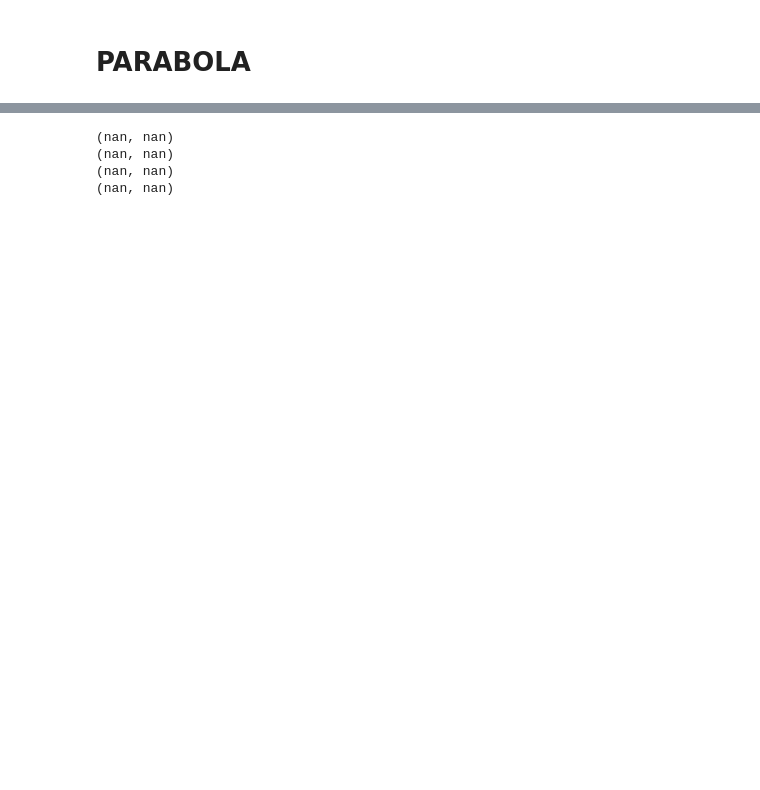
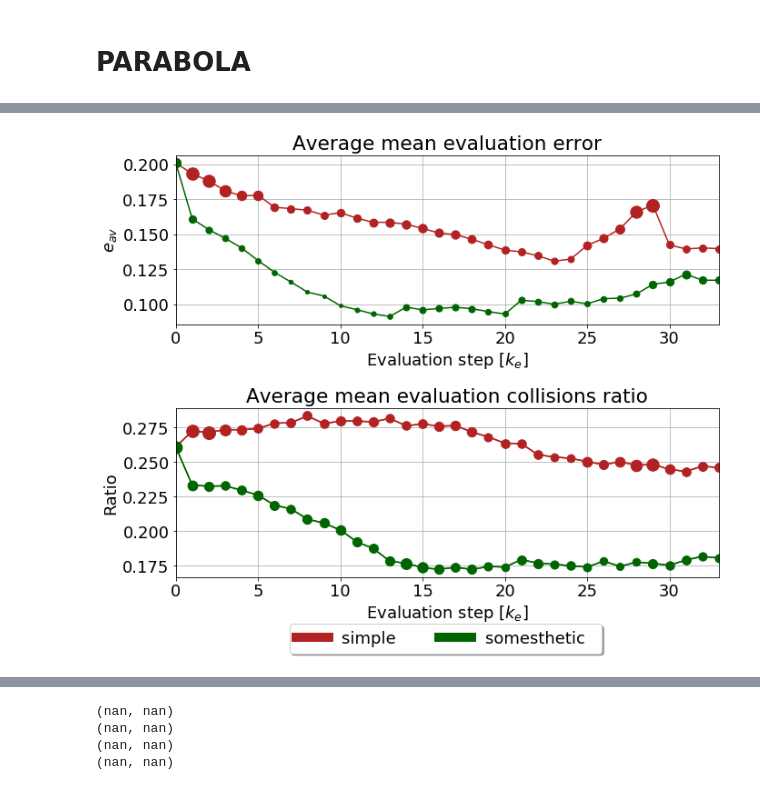
Before and after one commit to yumilceh/artificialbabbling, a Jupyter notebook: exploration/executables/March18/parabola_results_chap5.ipynb, the cells around one changed output, grey strips where cells are left out. Saved outputs shown, nothing was run; the diff lists cells and outputs as text; code cells hidden in the pictures; blank space fills up the shorter version.

```diff
--- a/exploration/executables/March18/parabola_results_chap5.ipynb
+++ b/exploration/executables/March18/parabola_results_chap5.ipynb
@@ -369,3 +358,59 @@ plt.tight_layout()
 # %%
 fig1.savefig('C:/Users/yumilceh/Dropbox/Aplicaciones/ShareLaTeX/PhD_Thesis/chapters/chapter5/images/parabola_results.eps',\
               format='eps', dpi=1000, bbox_extra_artists=(lgd,), bbox_inches='tight')
+# %%
+matplotlib.rcParams['figure.figsize'] = (10.0, 8.)
+matplotlib.rcParams.update({'font.size': 18})
+
+fig2, ax2 = plt.subplots(2,1)
+plt.sca(ax2[0])
+ax2[0].set_title('Average mean evaluation error')
+for key, color in zip(error_ev_whole_av.keys(), colors_):
+    if key not in groups_to_plot:
+        continue
+    data_plt = error_ev_whole_av[key]
+    plt.plot(data_plt, linestyle='-', marker='',lw = 1.5, color=color)
+    ms = [(x/max_std_whole)*13 + 1 for x in std_ev_whole[key]]
+    std_markers(ax2[0],error_ev_whole_av[key],'o',ms,color=color)
+
+plt.xlabel('Evaluation step [$k_e$]')
+plt.ylabel('$e_{av}$')
+ax2[0].set_xlim([0,len(data_plt)-1])
+# ax2[0,0].set_ylim([0.07,0.15])
+
+plt.sca(ax2[1])
+ax2[1].set_title('Average mean evaluation collisions ratio')
+for key, color in zip(cons_ev_whole_av.keys(), colors_):
+    data_plt = cons_ev_whole_av[key]
+    plt.plot(data_plt, linestyle='-', marker='',lw = 1.5, color=color)
+for key, color in zip(cons_ev_whole_av.keys(), colors_):
+    data_plt = cons_ev_whole_av[key]
+    plt.plot(data_plt, linestyle='-', marker='',lw = 1.5, color=color)
+    ms = [(x/max_std_cons_whole)*13 + 1 for x in std_cons_ev_whole[key]]
+    std_markers(ax2[1],cons_ev_whole_av[key],'o',ms,color=color)
+
+plt.xlabel('Evaluation step [$k_e$]')
+plt.ylabel(r'Ratio')
+ax2[1].set_xlim([0,len(data_plt)-1])
+# ax2[0,0].set_ylim([0.07,0.15])
+
+lds_ = []
+for key, color in zip(error_ev_whole_av.keys(), colors_):
+    key = key.replace('_','.')
+    key = key.replace('&','  ')
+    key = key.replace('proprio','somesthetic')
+    key = key.replace('autonomous','')
+    lds_ += [key]
+
+lgd2 = plt.legend(lds_,\
+           ncol=4,loc='lower right', fontsize=18, bbox_to_anchor=(0.8, -0.5), #bbox_to_anchor=(hor,ver)
+          fancybox=True, shadow=True)
+for legobj in lgd2.legendHandles:
+    legobj.set_linewidth(10.0)
+
+for ax_ in ax2:
+    ax_.grid(True)
+
+plt.tight_layout()
+# %% [output]
+[figure, added]
```
Also changed, not shown: parts of 17 cells of this notebook, 2 other files.
